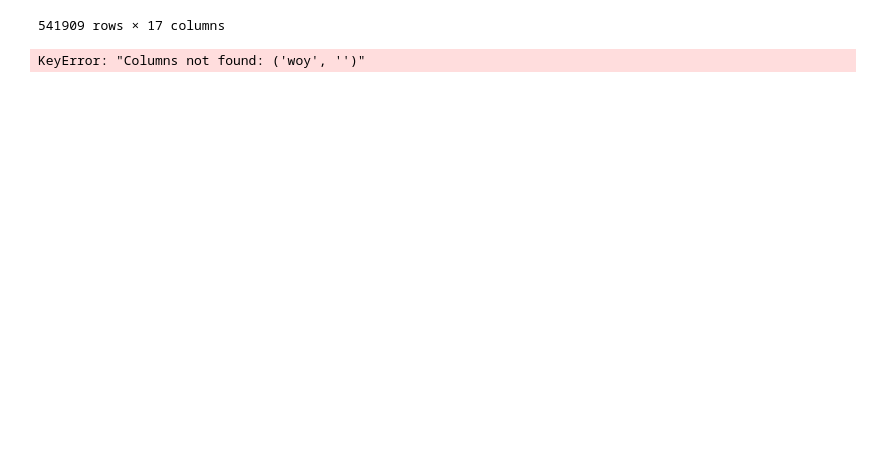
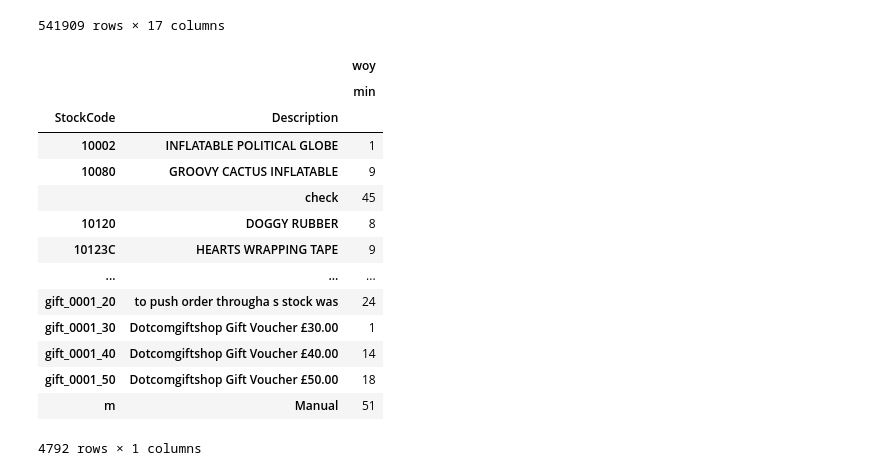
Before and after one commit to axpinkerton/projects, a Jupyter notebook: proj1nb.ipynb, the cells around one changed output. Cells and saved outputs as stored; diff of their text form; code cells hidden in the pictures; blank space fills up the shorter version.

```diff
--- a/proj1nb.ipynb
+++ b/proj1nb.ipynb
@@ -681,12 +778,25 @@ first_week = first_wk.groupby(['StockCode','Description','woy'])[['Quantity', 'S
 # %%
-# first_week = first_week.reset_index()
-# first_week = first_week.drop(columns=('index',''))
-min_week = first_week.groupby(['StockCode', 'Description'])[[('woy',"")]].agg(['min']).copy()
-min_week = min_week.reset_index()
-min_week.columns=min_week.columns.get_level_values(0)
+# first_week =  first_week.reset_index()
+# first_week.columns = first_week.columns.get_level_values(0)
+first_week
+min_week = first_week.groupby(['StockCode', 'Description'])[[('woy')]].agg(['min']).copy()
 min_week
 # %% [output]
+|  |  | woy |
+|  |  | min |
+| StockCode | Description |  |
+| 10002 | INFLATABLE POLITICAL GLOBE | 1 |
+| 10080 | GROOVY CACTUS INFLATABLE | 9 |
+|  | check | 45 |
+| 10120 | DOGGY RUBBER | 8 |
+| 10123C | HEARTS WRAPPING TAPE | 9 |
+| ... | ... | ... |
+| gift_0001_20 | to push order througha s stock was | 24 |
+| gift_0001_30 | Dotcomgiftshop Gift Voucher £30.00 | 1 |
+| gift_0001_40 | Dotcomgiftshop Gift Voucher £40.00 | 14 |
+| gift_0001_50 | Dotcomgiftshop Gift Voucher £50.00 | 18 |
+| m | Manual | 51 |
-KeyError: "Columns not found: ('woy', '')"
+4792 rows × 1 columns
 # %%
 min_week.columns = min_week.columns.get_level_values(0)
 min_week = min_week.rename(columns={'woy':'f_wol'})
```
Also changed, not shown: parts of 23 cells of this notebook.
